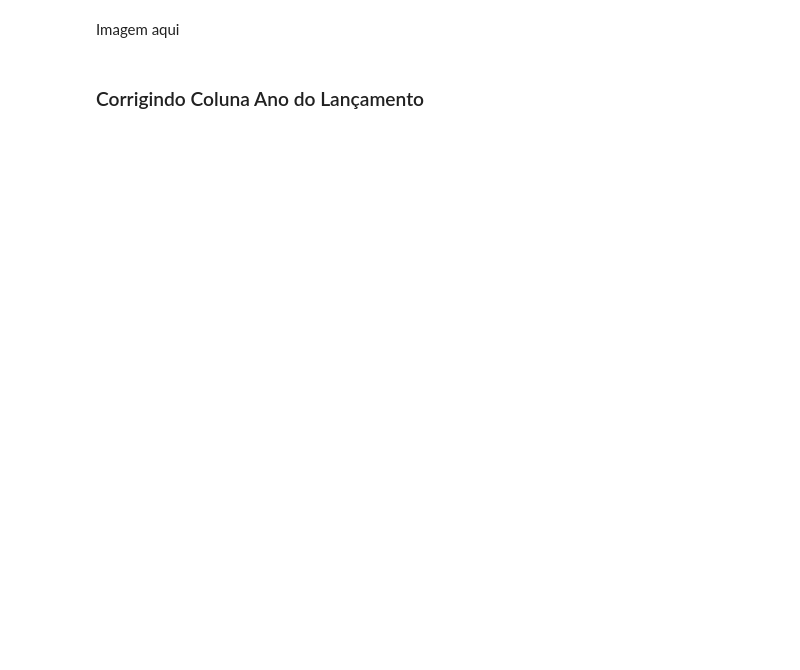
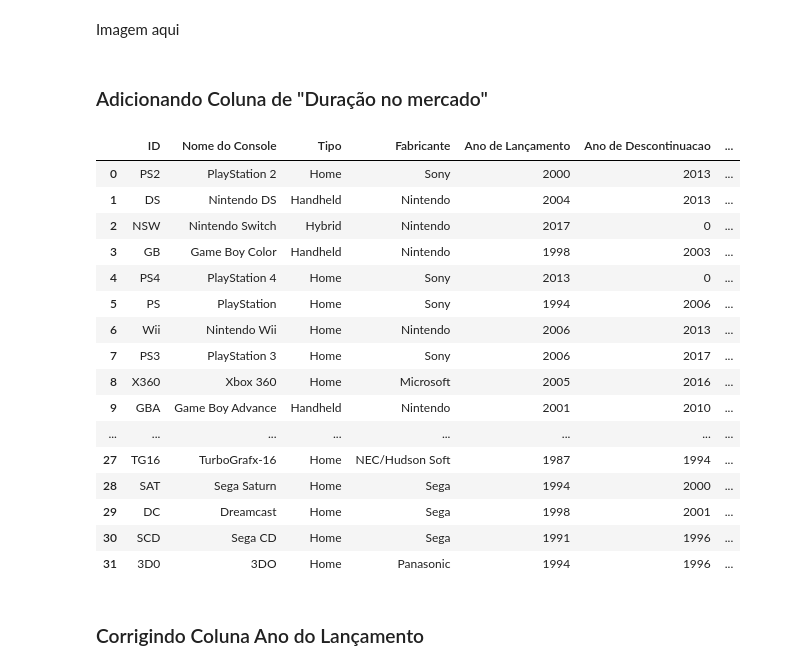
Before and after one commit to JoaoVictorCRP/projeto-estatistica, a Jupyter notebook: Project_ETL.ipynb, the cells around one changed output. Drawn from its saved outputs; the diff is of its cells as text; code cells hidden in the pictures; blank space fills up the shorter version.

```diff
--- a/Project_ETL.ipynb
+++ b/Project_ETL.ipynb
@@ -252,6 +256,31 @@ df_consoles
 | 31 | 3D0 | 3DO | Home | Panasonic | 1994 | 1996 | ... |
 # %% [markdown]
 Imagem aqui
+# %% [markdown]
+### Adicionando Coluna de "Duração no mercado"
+# %%
+df_consoles['Duracao no Mercado'] = df_consoles['Ano de Descontinuacao'] - df_consoles['Ano de Lançamento']
+# Tratando Gerações atuais:
+df_consoles['Duracao no Mercado'] = df_consoles['Duracao no Mercado'].apply(lambda x: x if x>0 else x+2024)
+df_consoles
+# %% [output]
+|  | ID | Nome do Console | Tipo | Fabricante | Ano de Lançamento | Ano de Descontinuacao | ... |
+| 0 | PS2 | PlayStation 2 | Home | Sony | 2000 | 2013 | ... |
+| 1 | DS | Nintendo DS | Handheld | Nintendo | 2004 | 2013 | ... |
+| 2 | NSW | Nintendo Switch | Hybrid | Nintendo | 2017 | 0 | ... |
+| 3 | GB | Game Boy Color | Handheld | Nintendo | 1998 | 2003 | ... |
+| 4 | PS4 | PlayStation 4 | Home | Sony | 2013 | 0 | ... |
+| 5 | PS | PlayStation | Home | Sony | 1994 | 2006 | ... |
+| 6 | Wii | Nintendo Wii | Home | Nintendo | 2006 | 2013 | ... |
+| 7 | PS3 | PlayStation 3 | Home | Sony | 2006 | 2017 | ... |
+| 8 | X360 | Xbox 360 | Home | Microsoft | 2005 | 2016 | ... |
+| 9 | GBA | Game Boy Advance | Handheld | Nintendo | 2001 | 2010 | ... |
+| ... | ... | ... | ... | ... | ... | ... | ... |
+| 27 | TG16 | TurboGrafx-16 | Home | NEC/Hudson Soft | 1987 | 1994 | ... |
+| 28 | SAT | Sega Saturn | Home | Sega | 1994 | 2000 | ... |
+| 29 | DC | Dreamcast | Home | Sega | 1998 | 2001 | ... |
+| 30 | SCD | Sega CD | Home | Sega | 1991 | 1996 | ... |
+| 31 | 3D0 | 3DO | Home | Panasonic | 1994 | 1996 | ... |
 # %% [markdown]
 ### Corrigindo Coluna Ano do Lançamento
 # %%
```
Also changed, not shown: parts of 7 cells of this notebook, 2 other files.
